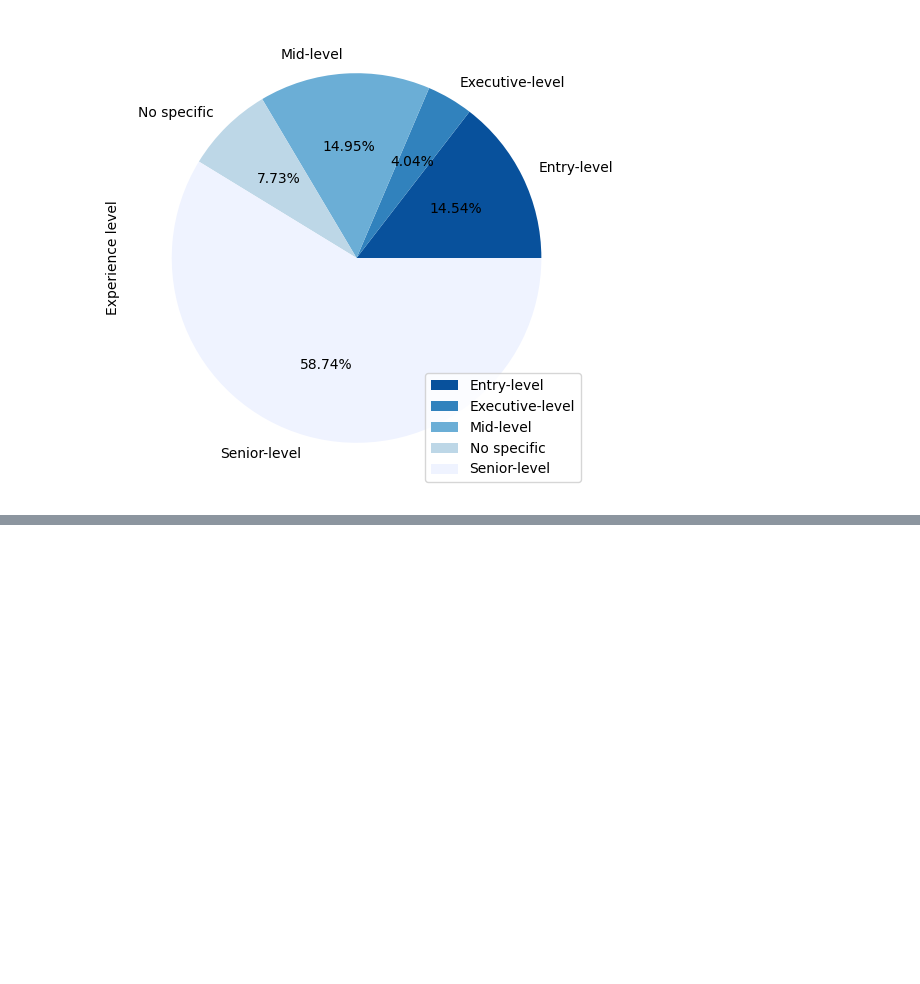
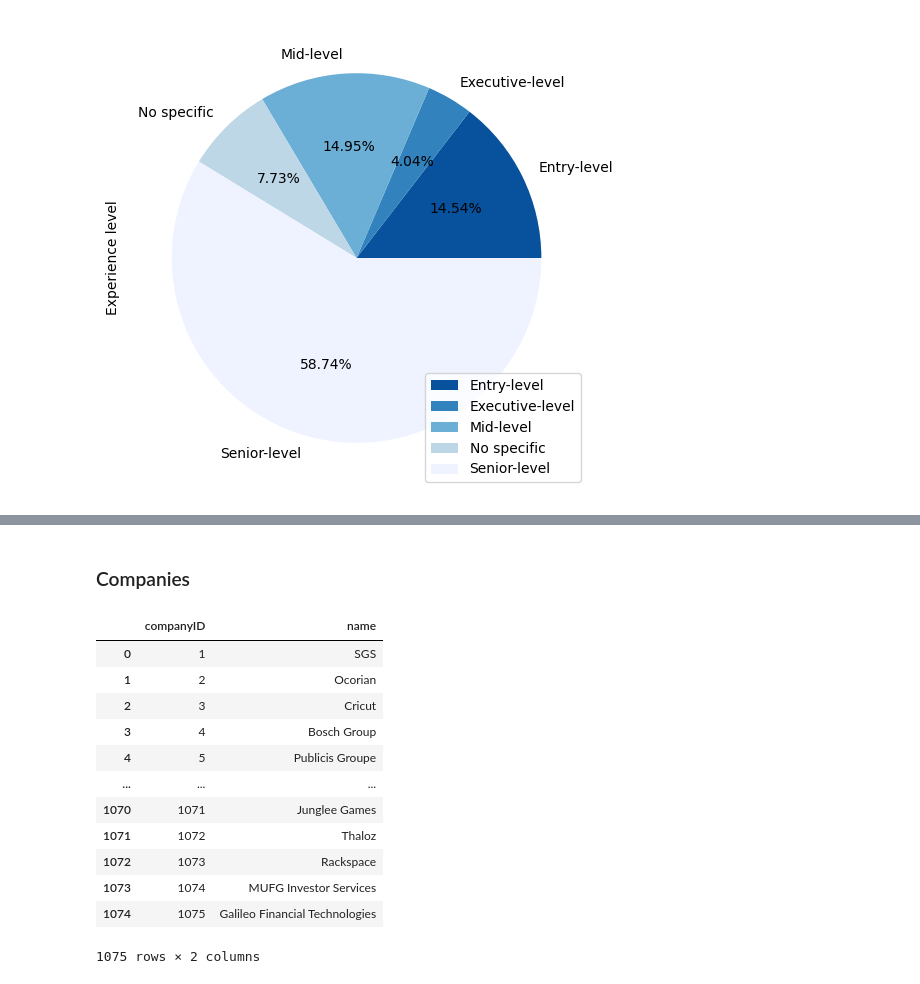
Before and after one commit to hnadir-dev/Youcode-Data-Dev, a Jupyter notebook: Brief_analyse_opportunités_emploi/script.ipynb, the cells around one changed output, grey strips where cells are left out. Saved outputs shown, nothing was run; the diff lists cells and outputs as text; code cells hidden in the pictures; blank space fills up the shorter version.

```diff
--- a/Brief_analyse_opportunités_emploi/script.ipynb
+++ b/Brief_analyse_opportunités_emploi/script.ipynb
@@ -246,0 +285,8 @@ plt.show()
+# %%
+#Insert countries into database
+
+cursor = cnx.cursor()
+for index,c in countries.iterrows():
+    cursor.execute('INSERT INTO countries VALUES(?,?)',c['countryID'],c['name'])
+cursor.commit()
+cursor.close()
@@ -246,0 +295,8 @@ plt.show()
+# %%
+experienceLevel = []
+
+for index,row in pd.DataFrame(dataToInsert['Experience level'].unique()).rename(columns={0:'name'}).iterrows():
+    experienceLevel.append(dict(levelID=index+1,name=row['name']))
+
+experienceLevel = pd.DataFrame(experienceLevel)
+experienceLevel
@@ -246,0 +310,35 @@ plt.show()
+# %%
+#Replace experience level
+for index,e in experienceLevel.iterrows():
+    dataToInsert['Experience level'].replace(e['name'],e['levelID'],inplace=True)
+# %%
+#Insert experience level into database
+cursor = cnx.cursor()
+for index,ex in experienceLevel.iterrows():
+    cursor.execute('INSERT INTO experienceLevels VALUES (?,?)',ex['levelID'],ex['name'])
+cursor.commit()
+cursor.close()
+# %% [markdown]
+<h3>Companies</h3>
+# %%
+companies = []
+
+for index,row in pd.DataFrame(dataToInsert['Company'].unique()).rename(columns={0:'name'}).iterrows():
+    companies.append(dict(companyID=index+1,name=row['name']))
+
+companies = pd.DataFrame(companies)
+companies
+# %% [output]
+|  | companyID | name |
+| 0 | 1 | SGS |
+| 1 | 2 | Ocorian |
+| 2 | 3 | Cricut |
+| 3 | 4 | Bosch Group |
+| 4 | 5 | Publicis Groupe |
+| ... | ... | ... |
+| 1070 | 1071 | Junglee Games |
+| 1071 | 1072 | Thaloz |
+| 1072 | 1073 | Rackspace |
+| 1073 | 1074 | MUFG Investor Services |
+| 1074 | 1075 | Galileo Financial Technologies |
+1075 rows × 2 columns
```
Also changed, not shown: parts of 31 cells of this notebook, 2 other files.
